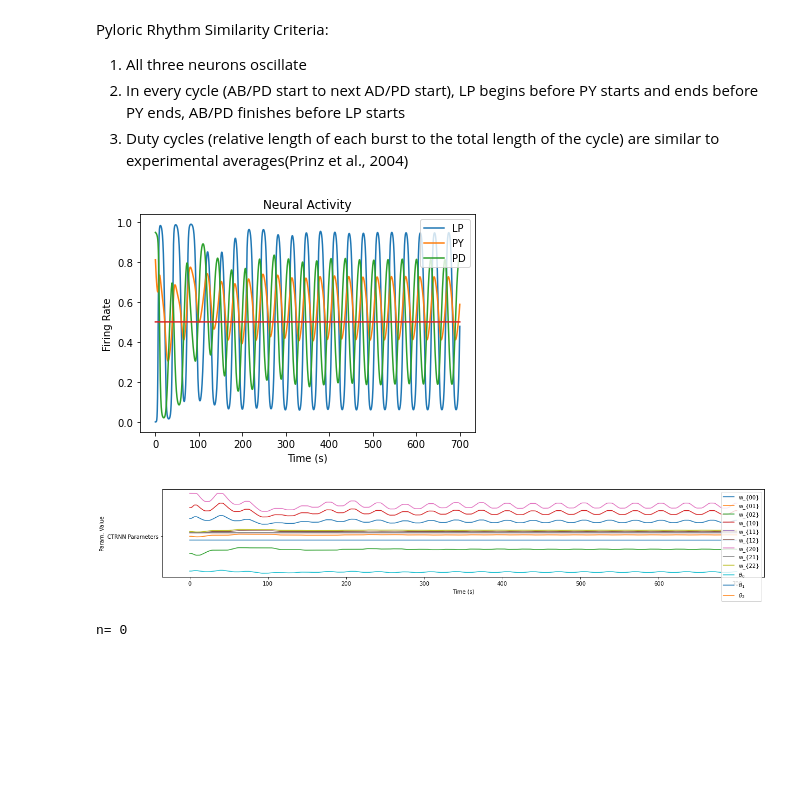
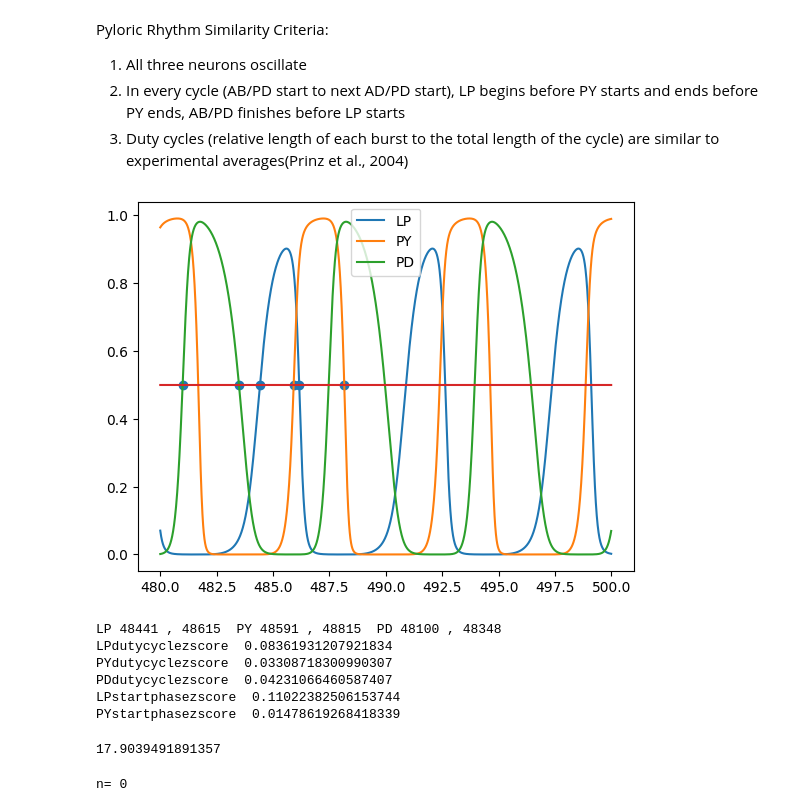
Before and after one commit to ljstolting/PyloricCTRNNHomeostasis, a Jupyter notebook: Evolve Pyloric-like CTRNNs.ipynb, the cells around one changed output. Saved outputs shown, nothing was run; the diff lists cells and outputs as text; code cells hidden in the pictures; blank space fills up the shorter version.

```diff
--- a/Evolve Pyloric-like CTRNNs.ipynb
+++ b/Evolve Pyloric-like CTRNNs.ipynb
@@ -16,26 +16,51 @@ from SampleGenerators import *
 from HPCTRNNevolution import *
 # %%
 # test adaptive CTRNN class
-weights = np.array([[6.60946,1.14559,-6.51152],[10.6385,1.19458,1.34445],[16,1.26722,1.663]])
-biases = np.array([-13.1741,-1.54257,-0.114027])
-timeconstants = np.array([9.42607,2.41159,7.85833])
+# weights = np.array([[6.60946,1.14559,-6.51152],[10.6385,1.19458,1.34445],[16,1.26722,1.663]])
+# biases = np.array([-13.1741,-1.54257,-0.114027])
+# timeconstants = np.array([9.42607,2.41159,7.85833])
+# weights = np.transpose(np.array([4.24602, 11.8124 ,12.4259, -5.34179, -8.91089 ,7.77379 ,-10.0239, 0.799534, 6.90232]))
+# biases = np.array([7.36221 ,-1.29373 ,-12.1857])
+# timeconstants = np.array([1.78557, 1.30213 ,2])
+
+# weights = np.reshape(np.array([8.01334, 11.5429 ,-3.46122, -12.5832 ,0.57023, -11.4816, 16, -6.79885, -8.07067]),(3,3))
+# biases = np.array([-3.75806, -0.510943, 6.87966 ])
+# timeconstants = np.array([1.09804 ,1.95277 ,1.1016])
+
+weights = np.array([1.25966, 11.7919 ,-8.9466 ,-14.1082 ,13.505 ,15.8346, -4.73326 ,-14.9413, 7.13229])
+biases = np.array([2.68606, -5.92321 ,-8.09309])
+timeconstants = np.array([1.0782 ,1.45534 ,1.713])
+
 neurongenome = np.concatenate((weights,biases,timeconstants),axis=None)
 HPgenome = np.array([.25,.25,.25,.75,.75,.75,40,20,200])
-duration = 700
+duration = 500
 dt = .01
 C2 = CTRNN(3,dt,duration,HPgenome,neurongenome)
 initial_states = np.array([3.,3.,3.])  #initial states of the neurons
 C2.initializeState(initial_states)
 C2.resetStepcount()
-HPon = 1
+HPon = 0
 for i in range(int(duration/dt)):
     C2.ctrnnstep(HPon)
-
-C2.plot()
-C2.plotparams()
+plt.plot(C2.time[-2000:],C2.ctrnn_record[0,-2000:],label="LP")
+plt.plot(C2.time[-2000:],C2.ctrnn_record[1,-2000:],label="PY")
+plt.plot(C2.time[-2000:],C2.ctrnn_record[2,-2000:],label="PD")
+plt.plot(C2.time[-2000:],np.ones(2000)*.5)
+plt.scatter(np.array([48441 , 48615 , 48591 , 48815 , 48100 , 48348])*0.01,[.5,.5,.5,.5,.5,.5])
+plt.legend()
+plt.show()
+#C2.plot()
+#C2.plotparams()
+pyloriclike(neurongenome,debugging=True)
 # %% [output]
-[figure, old version]
+[figure, new version]
-[figure, removed]
+LP 48441 , 48615  PY 48591 , 48815  PD 48100 , 48348
+LPdutycyclezscore  0.08361931207921834
+PYdutycyclezscore  0.03308718300990307
+PDdutycyclezscore  0.04231066460587407
+LPstartphasezscore  0.11022382506153744
+PYstartphasezscore  0.01478619268418339
+17.9039491891357
 # %%
 #generate random circuits (standard ranges for parameters with no HP) and test them to see how many are pyloric-like
 n = 100 #number of random CTRNNs to generate
```
Also changed, not shown: parts of 4 cells of this notebook, 37 other files.
